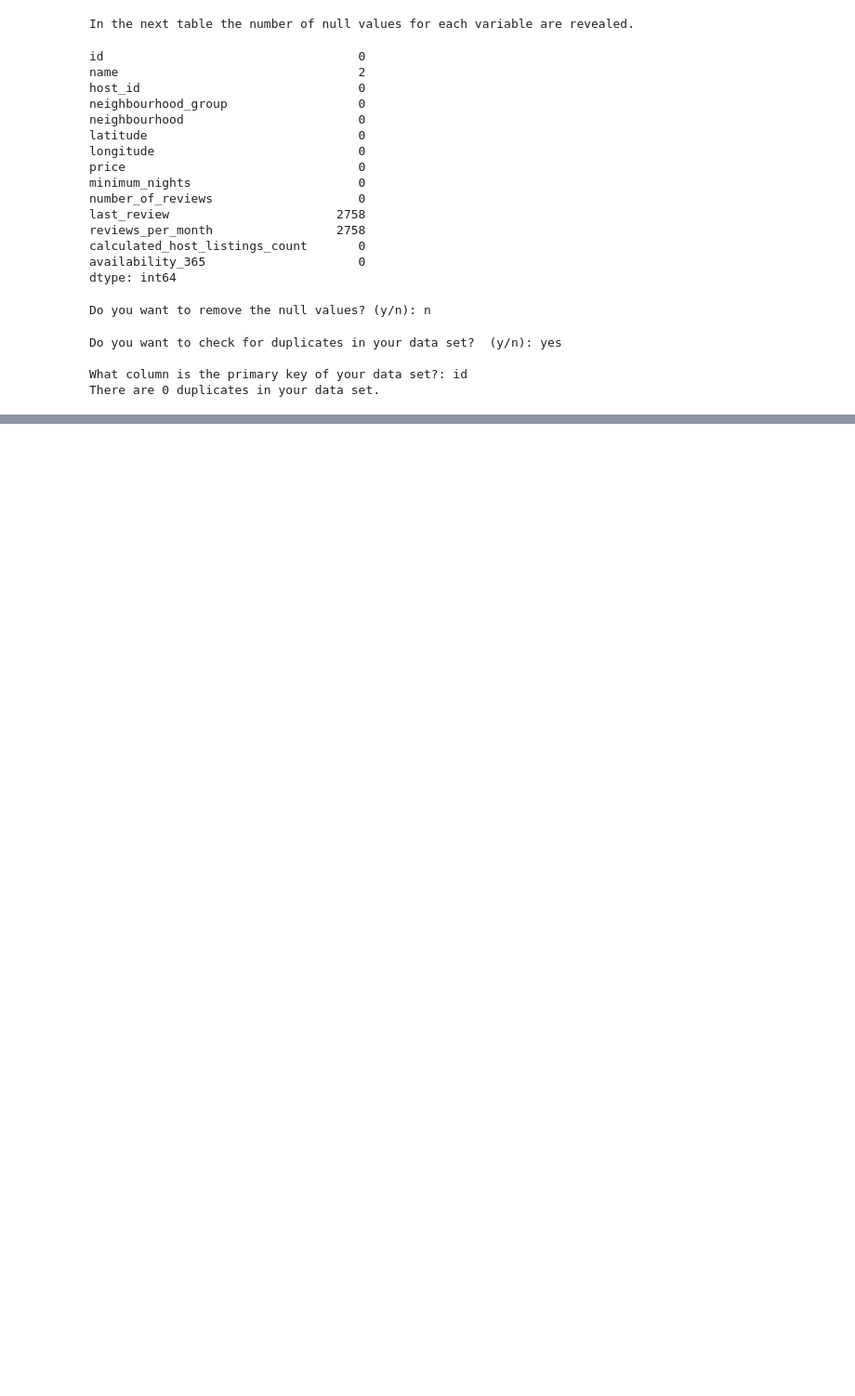
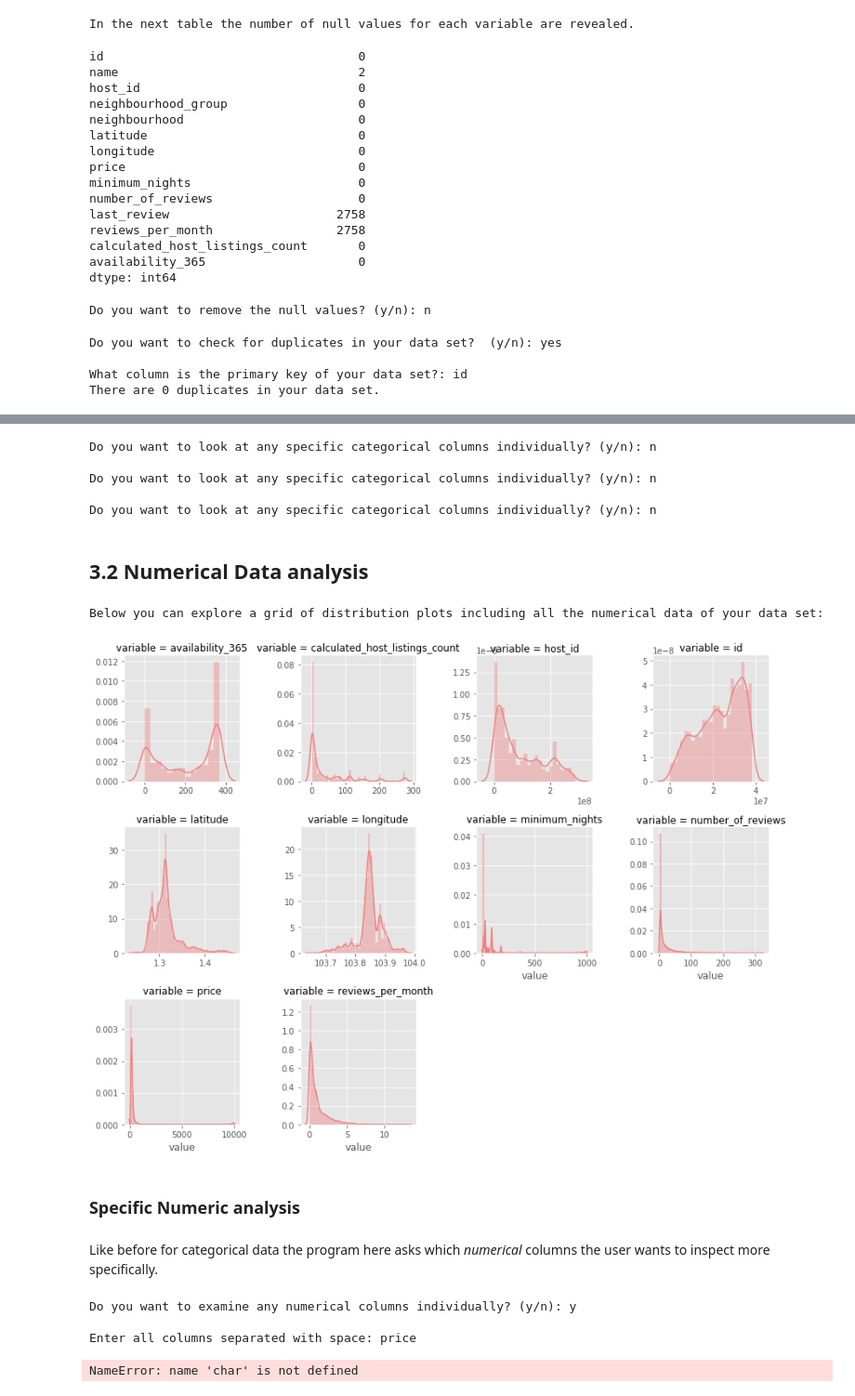
Before and after one commit to Minitech24/Skills-Python-Project-HSG2020, a Jupyter notebook: DA_Tool_General.ipynb, the cells around one changed output, grey strips where cells are left out. Shown: that part at 93% size. Saved outputs shown, nothing was run; the diff lists cells and outputs as text; code cells hidden in the pictures; blank space fills up the shorter version.

```diff
--- a/DA_Tool_General.ipynb
+++ b/DA_Tool_General.ipynb
@@ -312,0 +372,15 @@ There are 0 duplicates in your data set.
+# %%
+##  3.0.1 split numerical and categorical data into two lists
+print("\nWe now continue with our analyis of the data.")
+
+# define function to separate numerical and categorical data into two lists
+
+def get_variable_type():
+     # numerical variables
+    num_variables = data.select_dtypes(include=["int64","float64"]).columns
+
+    # categorical variables
+    cat_variables = data.select_dtypes(include=["object"]).columns
+    return list(num_variables), list(cat_variables)
+
+num_variables, cat_variables = get_variable_type()
@@ -312,0 +451,11 @@ There are 0 duplicates in your data set.
+# %%
+## 3.1.2 cont. execute function
+qCat()
+qCat()
+qCat()
+# %% [output]
+Do you want to look at any specific categorical columns individually? (y/n): n
+
+Do you want to look at any specific categorical columns individually? (y/n): n
+
+Do you want to look at any specific categorical columns individually? (y/n): n
@@ -312,0 +467,17 @@ There are 0 duplicates in your data set.
+# %% [markdown]
+## 3.2 Numerical Data analysis
+# %%
+## 3.2.1 distribution grid plot of all numerical variables
+# takes all numerical variables and plots them into an distribution plot
+print("\nBelow you can explore a grid of distribution plots including all the numerical data of your data set:\n")
+
+num_melt = pd.melt(data, value_vars=sorted(num_variables))
+num_grid = sn.FacetGrid(num_melt, col="variable", col_wrap=4, sharex=False, sharey=False)
+num_grid = num_grid.map(sn.distplot, "value", color = "lightcoral")
+# %% [output]
+Below you can explore a grid of distribution plots including all the numerical data of your data set:
+[figure, added]
+# %% [markdown]
+###  Specific Numeric analysis
+# %% [markdown]
+Like before for categorical data the program here asks which *numerical* columns the user wants to inspect more specifically.
@@ -312,0 +570,8 @@ There are 0 duplicates in your data set.
+# %%
+## 3.2.6  execute function
+qNumValue()
+# %% [output]
+Do you want to examine any numerical columns individually? (y/n): y
+
+Enter all columns separated with space: price
+NameError: name 'char' is not defined
```
Also changed, not shown: parts of 40 cells of this notebook.
